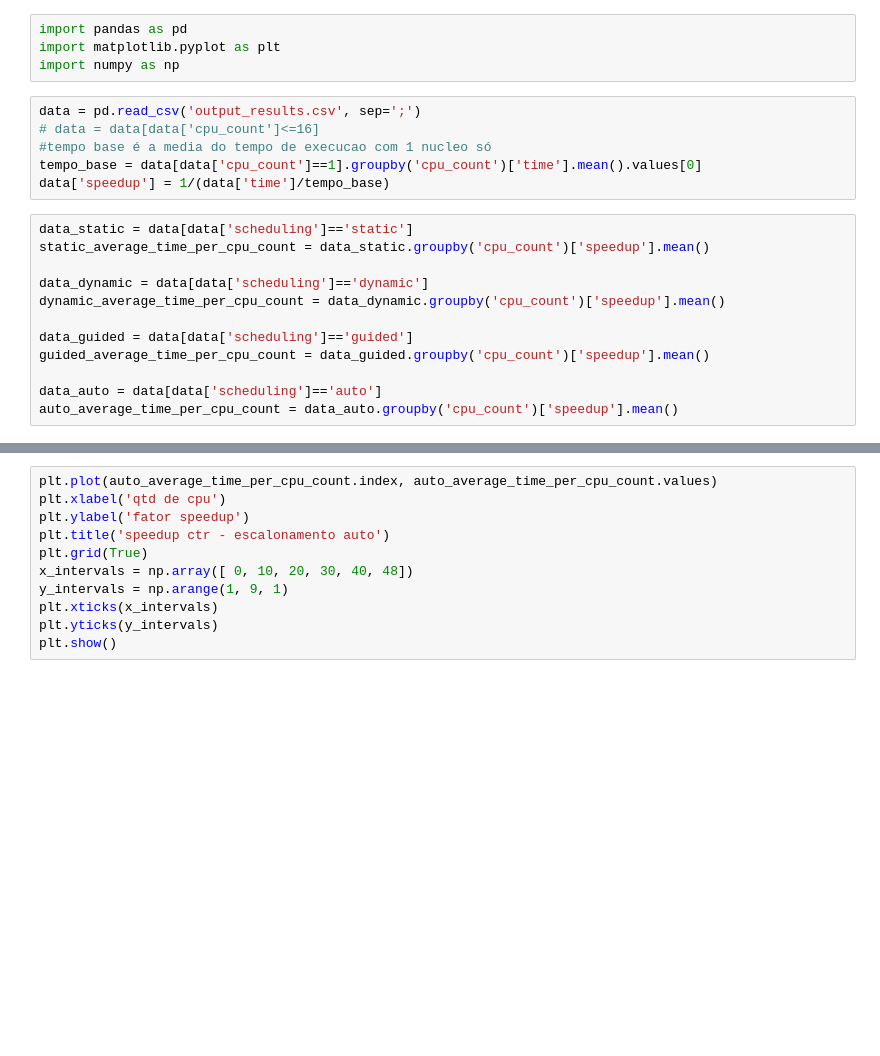
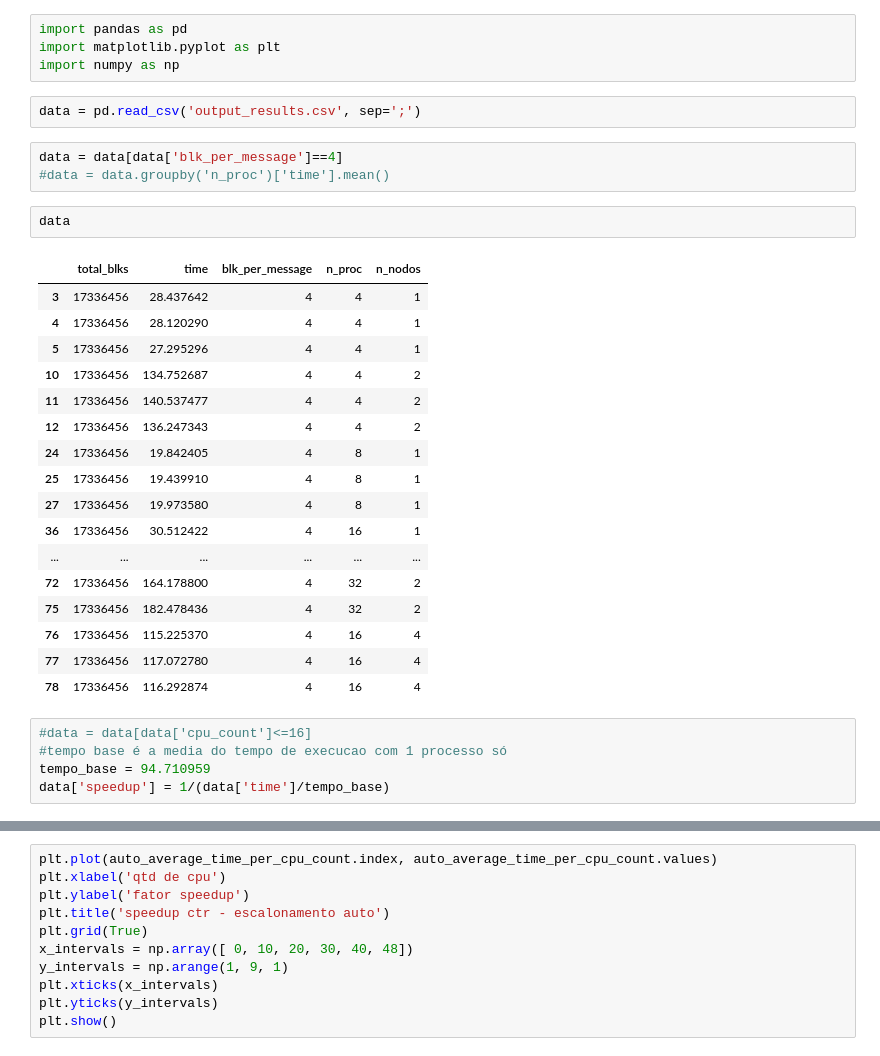
Before and after one commit to gilbertokoerbes/AES-CTRMode-OpenMP_MPI_SpeedUp, a Jupyter notebook: make_graphs.ipynb, the cells around one changed output, grey strips where cells are left out. Cells and saved outputs as stored; diff of their text form; blank space fills up the shorter version.

```diff
--- a/make_graphs.ipynb
+++ b/make_graphs.ipynb
@@ -2,21 +2,33 @@
 import pandas as pd
 import matplotlib.pyplot as plt
 import numpy as np
+# %%
+data = pd.read_csv('output_results.csv', sep=';')
+# %%
+data = data[data['blk_per_message']==4]
+#data = data.groupby('n_proc')['time'].mean()
+# %%
+data
+# %% [output]
+|  | total_blks | time | blk_per_message | n_proc | n_nodos |
+| 3 | 17336456 | 28.437642 | 4 | 4 | 1 |
+| 4 | 17336456 | 28.120290 | 4 | 4 | 1 |
+| 5 | 17336456 | 27.295296 | 4 | 4 | 1 |
+| 10 | 17336456 | 134.752687 | 4 | 4 | 2 |
+| 11 | 17336456 | 140.537477 | 4 | 4 | 2 |
+| 12 | 17336456 | 136.247343 | 4 | 4 | 2 |
+| 24 | 17336456 | 19.842405 | 4 | 8 | 1 |
+| 25 | 17336456 | 19.439910 | 4 | 8 | 1 |
+| 27 | 17336456 | 19.973580 | 4 | 8 | 1 |
+| 36 | 17336456 | 30.512422 | 4 | 16 | 1 |
+| ... | ... | ... | ... | ... | ... |
+| 72 | 17336456 | 164.178800 | 4 | 32 | 2 |
+| 75 | 17336456 | 182.478436 | 4 | 32 | 2 |
+| 76 | 17336456 | 115.225370 | 4 | 16 | 4 |
+| 77 | 17336456 | 117.072780 | 4 | 16 | 4 |
+| 78 | 17336456 | 116.292874 | 4 | 16 | 4 |
 # %%
-data = pd.read_csv('output_results.csv', sep=';')
-# data = data[data['cpu_count']<=16]
-#tempo base é a media do tempo de execucao com 1 nucleo só
-tempo_base = data[data['cpu_count']==1].groupby('cpu_count')['time'].mean().values[0]
+#data = data[data['cpu_count']<=16]
+#tempo base é a media do tempo de execucao com 1 processo só
+tempo_base = 94.710959
 data['speedup'] = 1/(data['time']/tempo_base)
-# %%
-data_static = data[data['scheduling']=='static']
-static_average_time_per_cpu_count = data_static.groupby('cpu_count')['speedup'].mean()
-
-data_dynamic = data[data['scheduling']=='dynamic']
-dynamic_average_time_per_cpu_count = data_dynamic.groupby('cpu_count')['speedup'].mean()
-
-data_guided = data[data['scheduling']=='guided']
-guided_average_time_per_cpu_count = data_guided.groupby('cpu_count')['speedup'].mean()
-
-data_auto = data[data['scheduling']=='auto']
-auto_average_time_per_cpu_count = data_auto.groupby('cpu_count')['speedup'].mean()
```
Also changed, not shown: parts of 9 cells of this notebook, 2 other files.
